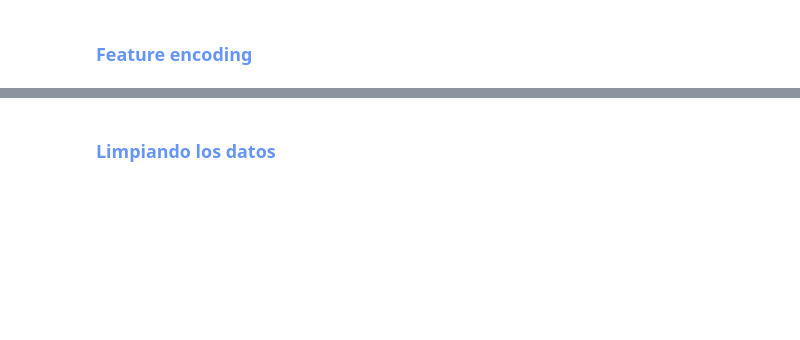
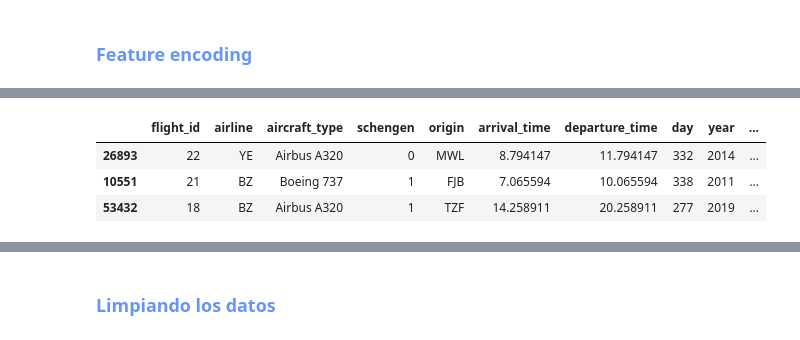
Before and after one commit to DanielRaiicHu/optimizacion_aeroportuaria, a Jupyter notebook: optimizacion_aeroportuaria.ipynb, the cells around one changed output, grey strips where cells are left out. Cells and saved outputs as stored; diff of their text form; code cells hidden in the pictures; blank space fills up the shorter version.

```diff
--- a/optimizacion_aeroportuaria.ipynb
+++ b/optimizacion_aeroportuaria.ipynb
@@ -502,0 +633,19 @@ plt.show()
+# %%
+# Reemplazamos valores categóricos por números binarios (0/1)
+
+# 'schengen': vuelos fuera = 0, dentro = 1
+datos['schengen'] = datos['schengen'].replace({'non-schengen': 0, 'schengen': 1})
+
+# 'is_holiday': no festivo = 0, festivo = 1
+datos['is_holiday'] = datos['is_holiday'].replace({False: 0, True: 1})
+
+# 'is_weekend': día laboral = 0, fin de semana = 1
+datos['is_weekend'] = datos['is_weekend'].replace({False: 0, True: 1})
+
+# Muestra aleatoria de 3 filas para verificar cambios
+datos.sample(3)
+# %% [output]
+|  | flight_id | airline | aircraft_type | schengen | origin | arrival_time | departure_time | day | year | ... |
+| 26893 | 22 | YE | Airbus A320 | 0 | MWL | 8.794147 | 11.794147 | 332 | 2014 | ... |
+| 10551 | 21 | BZ | Boeing 737 | 1 | FJB | 7.065594 | 10.065594 | 338 | 2011 | ... |
+| 53432 | 18 | BZ | Airbus A320 | 1 | TZF | 14.258911 | 20.258911 | 277 | 2019 | ... |
```
Also changed, not shown: parts of 12 cells of this notebook.
